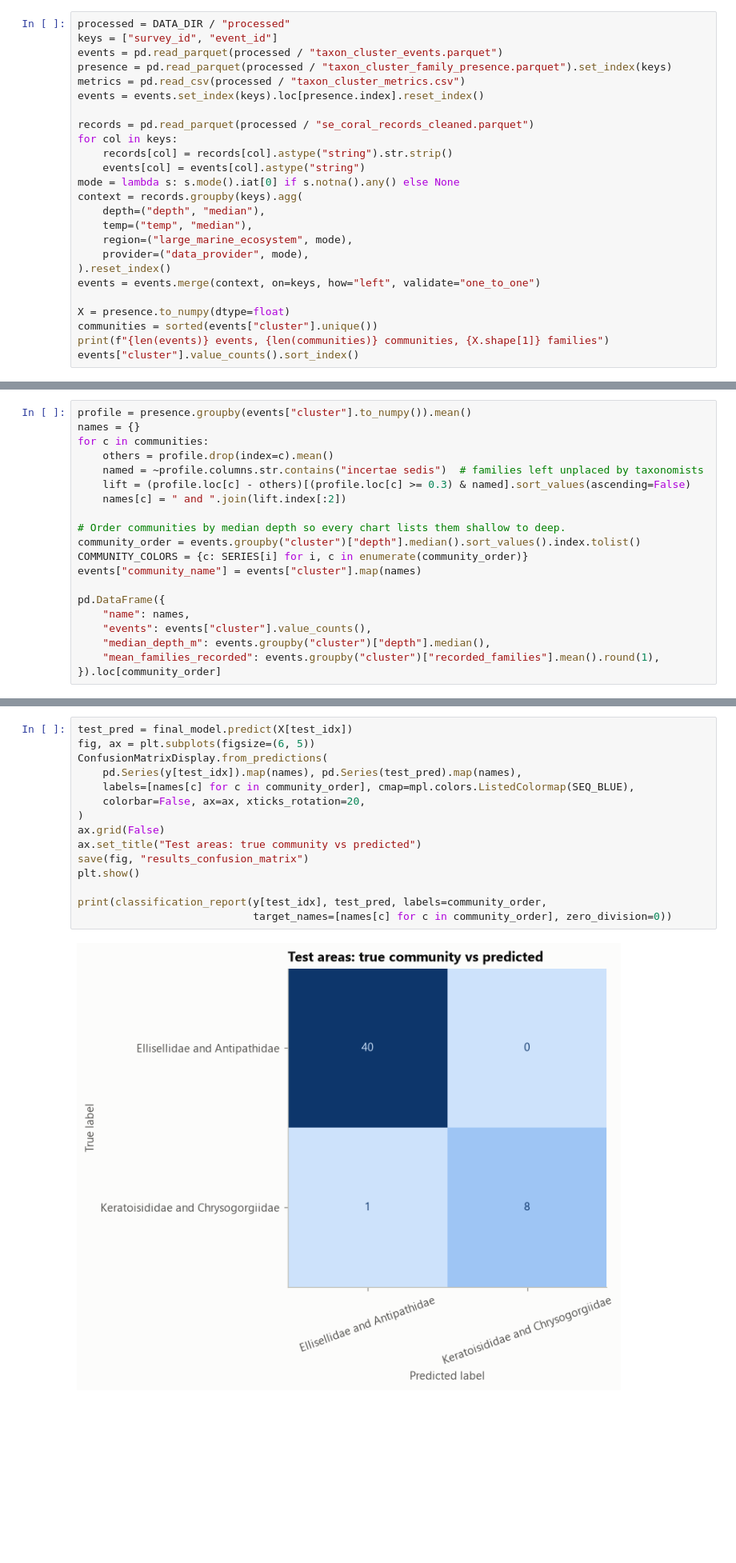
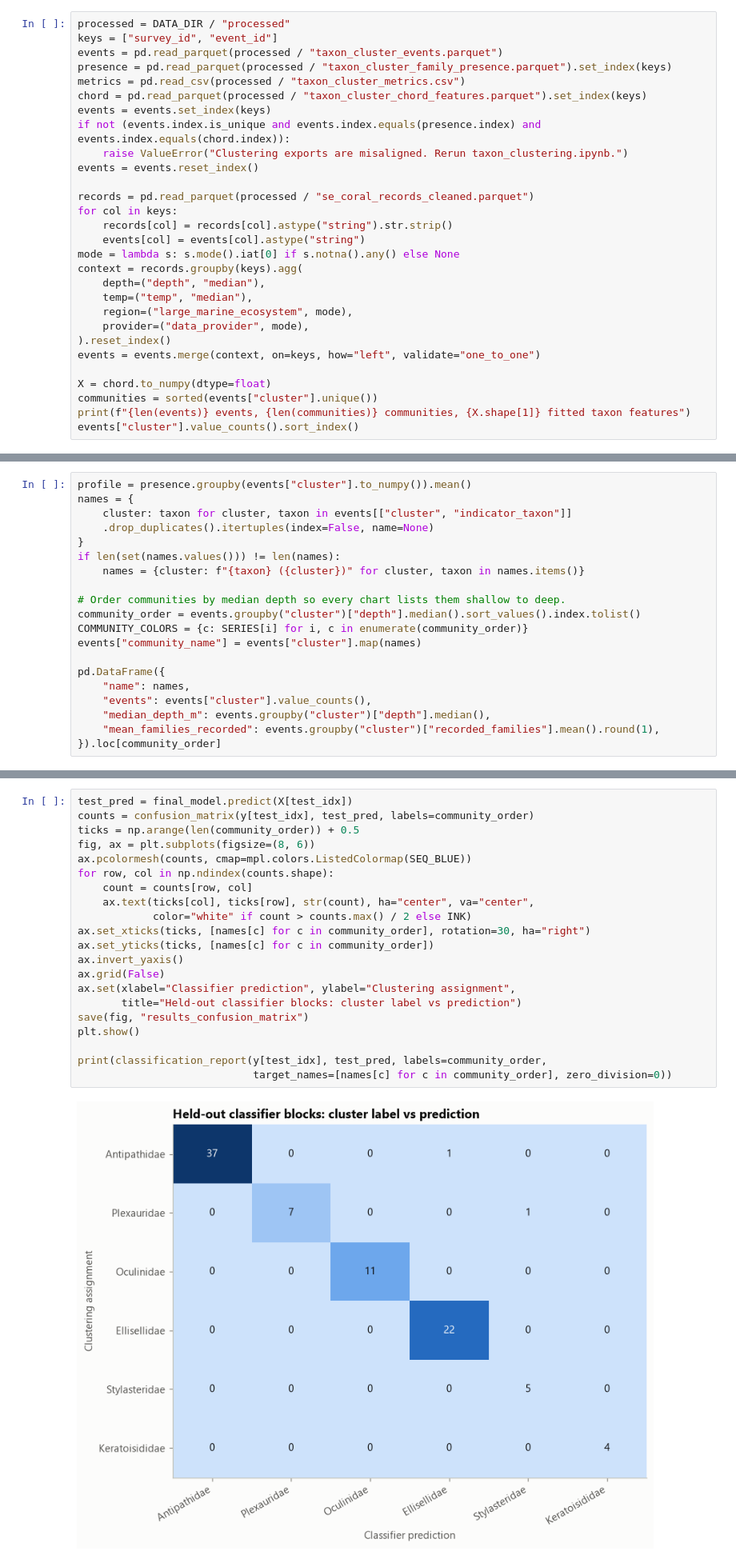
Before and after one commit to jameshlms/se-deep-coral-communities, a Jupyter notebook: notebooks/staged/03_cluster_results.ipynb, the cells around one changed output, grey strips where cells are left out. Shown at 80% size. Cells and saved outputs as stored; diff of their text form; blank space fills up the shorter version.

Commit message:
Align taxon clustering with Ward-seeded K-Means (#16)

```diff
--- a/notebooks/staged/03_cluster_results.ipynb
+++ b/notebooks/staged/03_cluster_results.ipynb
@@ -122,7 +117,11 @@ keys = ["survey_id", "event_id"]
 events = pd.read_parquet(processed / "taxon_cluster_events.parquet")
 presence = pd.read_parquet(processed / "taxon_cluster_family_presence.parquet").set_index(keys)
 metrics = pd.read_csv(processed / "taxon_cluster_metrics.csv")
-events = events.set_index(keys).loc[presence.index].reset_index()
+chord = pd.read_parquet(processed / "taxon_cluster_chord_features.parquet").set_index(keys)
+events = events.set_index(keys)
+if not (events.index.is_unique and events.index.equals(presence.index) and events.index.equals(chord.index)):
+    raise ValueError("Clustering exports are misaligned. Rerun taxon_clustering.ipynb.")
+events = events.reset_index()
 
 records = pd.read_parquet(processed / "se_coral_records_cleaned.parquet")
 for col in keys:
@@ -137,8 +136,8 @@ context = records.groupby(keys).agg(
 ).reset_index()
 events = events.merge(context, on=keys, how="left", validate="one_to_one")
 
-X = presence.to_numpy(dtype=float)
+X = chord.to_numpy(dtype=float)
 communities = sorted(events["cluster"].unique())
-print(f"{len(events)} events, {len(communities)} communities, {X.shape[1]} families")
+print(f"{len(events)} events, {len(communities)} communities, {X.shape[1]} fitted taxon features")
 events["cluster"].value_counts().sort_index()
 # %% [output]
@@ -177,11 +178,11 @@ Cluster numbers mean nothing to a reader, so each community is named after the t
 # %%
 profile = presence.groupby(events["cluster"].to_numpy()).mean()
-names = {}
-for c in communities:
-    others = profile.drop(index=c).mean()
-    named = ~profile.columns.str.contains("incertae sedis")  # families left unplaced by taxonomists
-    lift = (profile.loc[c] - others)[(profile.loc[c] >= 0.3) & named].sort_values(ascending=False)
-    names[c] = " and ".join(lift.index[:2])
+names = {
+    cluster: taxon for cluster, taxon in events[["cluster", "indicator_taxon"]]
+    .drop_duplicates().itertuples(index=False, name=None)
+}
+if len(set(names.values())) != len(names):
+    names = {cluster: f"{taxon} ({cluster})" for cluster, taxon in names.items()}
 
 # Order communities by median depth so every chart lists them shallow to deep.
 community_order = events.groupby("cluster")["depth"].median().sort_values().index.tolist()
@@ -475,17 +486,23 @@ The confusion matrix shows, for the held-out test areas, how often events of eac
 # %%
 test_pred = final_model.predict(X[test_idx])
-fig, ax = plt.subplots(figsize=(6, 5))
-ConfusionMatrixDisplay.from_predictions(
-    pd.Series(y[test_idx]).map(names), pd.Series(test_pred).map(names),
-    labels=[names[c] for c in community_order], cmap=mpl.colors.ListedColormap(SEQ_BLUE),
-    colorbar=False, ax=ax, xticks_rotation=20,
-)
+counts = confusion_matrix(y[test_idx], test_pred, labels=community_order)
+ticks = np.arange(len(community_order)) + 0.5
+fig, ax = plt.subplots(figsize=(8, 6))
+ax.pcolormesh(counts, cmap=mpl.colors.ListedColormap(SEQ_BLUE))
+for row, col in np.ndindex(counts.shape):
+    count = counts[row, col]
+    ax.text(ticks[col], ticks[row], str(count), ha="center", va="center",
+            color="white" if count > counts.max() / 2 else INK)
+ax.set_xticks(ticks, [names[c] for c in community_order], rotation=30, ha="right")
+ax.set_yticks(ticks, [names[c] for c in community_order])
+ax.invert_yaxis()
 ax.grid(False)
-ax.set_title("Test areas: true community vs predicted")
+ax.set(xlabel="Classifier prediction", ylabel="Clustering assignment",
+       title="Held-out classifier blocks: cluster label vs prediction")
 save(fig, "results_confusion_matrix")
 plt.show()
 
 print(classification_report(y[test_idx], test_pred, labels=community_order,
                             target_names=[names[c] for c in community_order], zero_division=0))
 # %% [output]
-[figure, old version]
+[figure, new version]
```
Also changed, not shown: parts of 34 cells of this notebook, 15 other files.
